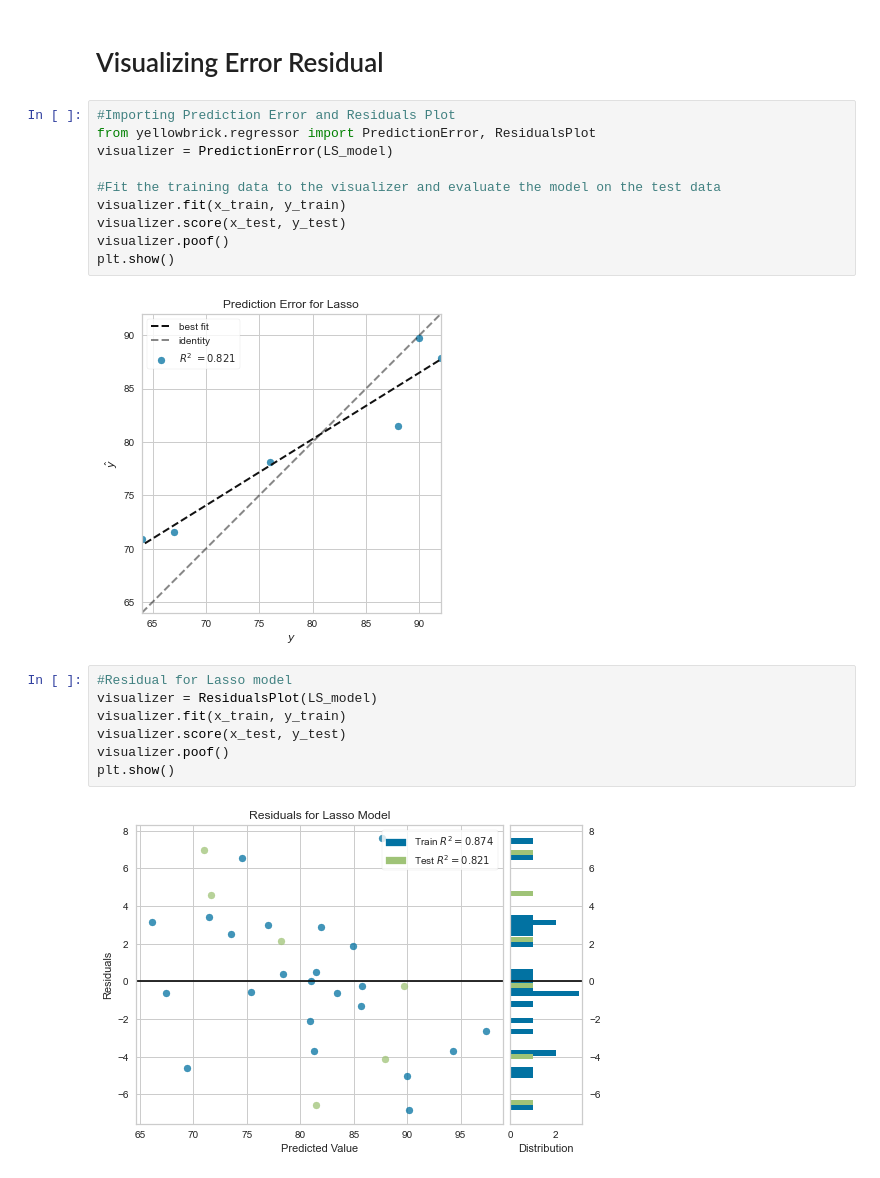
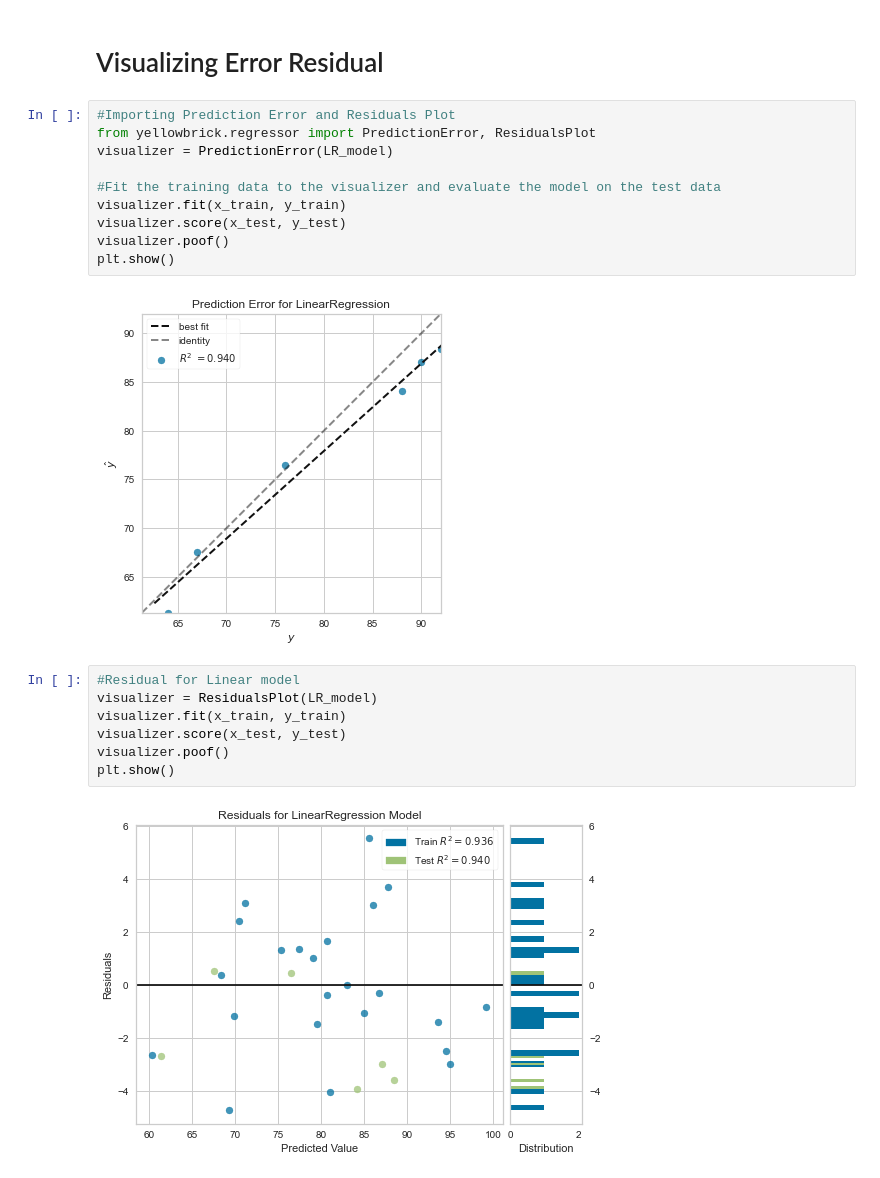
Before and after one commit to preeti0292/Practice-Projects, a Jupyter notebook: Baseball Case Study.ipynb, the cells around one changed output. Drawn from its saved outputs; the diff is of its cells as text.

```diff
--- a/Baseball Case Study.ipynb
+++ b/Baseball Case Study.ipynb
@@ -809,7 +809,7 @@ DF.head()
 # %%
 #Importing Prediction Error and Residuals Plot
 from yellowbrick.regressor import PredictionError, ResidualsPlot
-visualizer = PredictionError(LS_model)
+visualizer = PredictionError(LR_model)
 
 #Fit the training data to the visualizer and evaluate the model on the test data
 visualizer.fit(x_train, y_train)
@@ -817,13 +817,13 @@ visualizer.score(x_test, y_test)
 visualizer.poof()
 plt.show()
 # %% [output]
-[figure, old version]
+[figure, new version]
 # %%
-#Residual for Lasso model
-visualizer = ResidualsPlot(LS_model)
+#Residual for Linear model
+visualizer = ResidualsPlot(LR_model)
 visualizer.fit(x_train, y_train)
 visualizer.score(x_test, y_test)
 visualizer.poof()
 plt.show()
 # %% [output]
-[figure, old version]
+[figure, new version]
```
Also changed, not shown: parts of 1 cell of this notebook.
